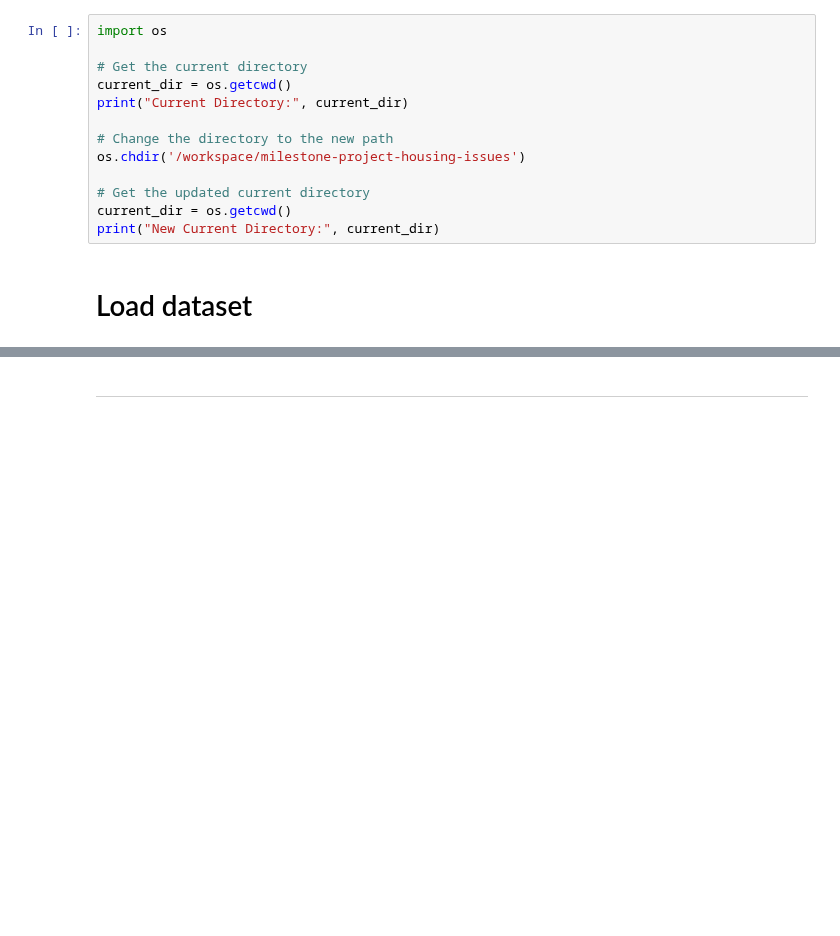
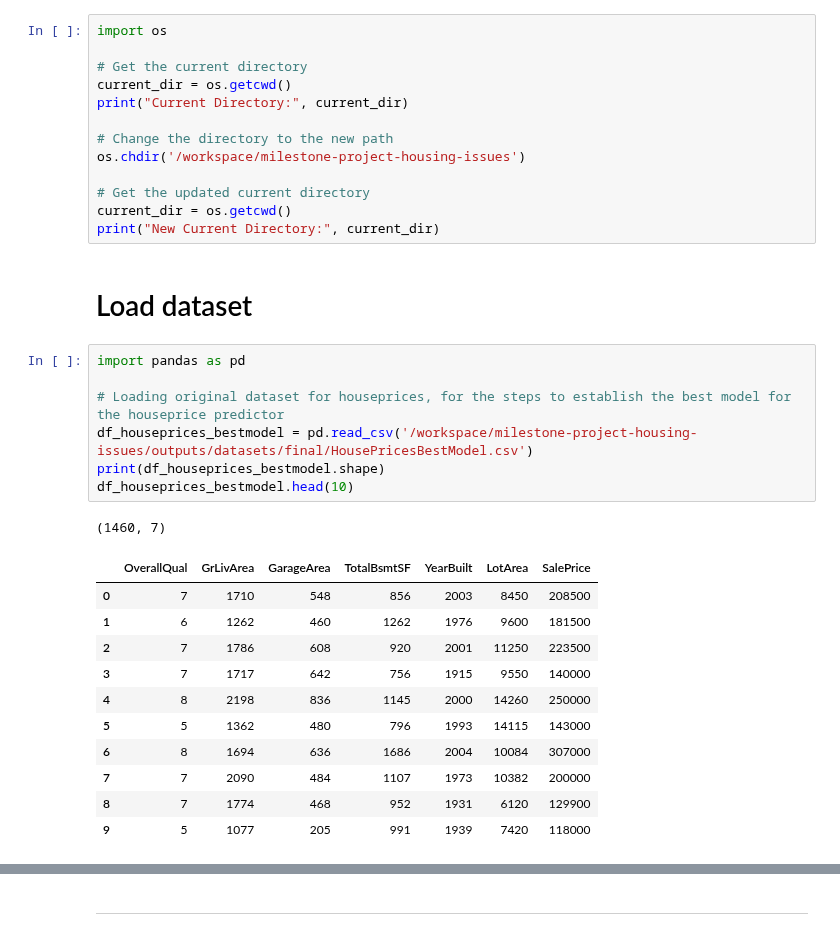
Before and after one commit to JL-14/milestone-project-housing-issues, a Jupyter notebook: jupyter_notebooks/Notebook_8_BestModel.ipynb, the cells around one changed output, grey strips where cells are left out. Cells and saved outputs as stored; diff of their text form; blank space fills up the shorter version.

```diff
--- a/jupyter_notebooks/Notebook_8_BestModel.ipynb
+++ b/jupyter_notebooks/Notebook_8_BestModel.ipynb
@@ -35,3 +35,23 @@ current_dir = os.getcwd()
 print("New Current Directory:", current_dir)
 # %% [markdown]
 # Load dataset
+# %%
+import pandas as pd
+
+# Loading original dataset for houseprices, for the steps to establish the best model for the houseprice predictor
+df_houseprices_bestmodel = pd.read_csv('/workspace/milestone-project-housing-issues/outputs/datasets/final/HousePricesBestModel.csv')
+print(df_houseprices_bestmodel.shape)
+df_houseprices_bestmodel.head(10)
+# %% [output]
+(1460, 7)
+|  | OverallQual | GrLivArea | GarageArea | TotalBsmtSF | YearBuilt | LotArea | SalePrice |
+| 0 | 7 | 1710 | 548 | 856 | 2003 | 8450 | 208500 |
+| 1 | 6 | 1262 | 460 | 1262 | 1976 | 9600 | 181500 |
+| 2 | 7 | 1786 | 608 | 920 | 2001 | 11250 | 223500 |
+| 3 | 7 | 1717 | 642 | 756 | 1915 | 9550 | 140000 |
+| 4 | 8 | 2198 | 836 | 1145 | 2000 | 14260 | 250000 |
+| 5 | 5 | 1362 | 480 | 796 | 1993 | 14115 | 143000 |
+| 6 | 8 | 1694 | 636 | 1686 | 2004 | 10084 | 307000 |
+| 7 | 7 | 2090 | 484 | 1107 | 1973 | 10382 | 200000 |
+| 8 | 7 | 1774 | 468 | 952 | 1931 | 6120 | 129900 |
+| 9 | 5 | 1077 | 205 | 991 | 1939 | 7420 | 118000 |
```
Also changed, not shown: parts of 2 cells of this notebook, 10 other files.
